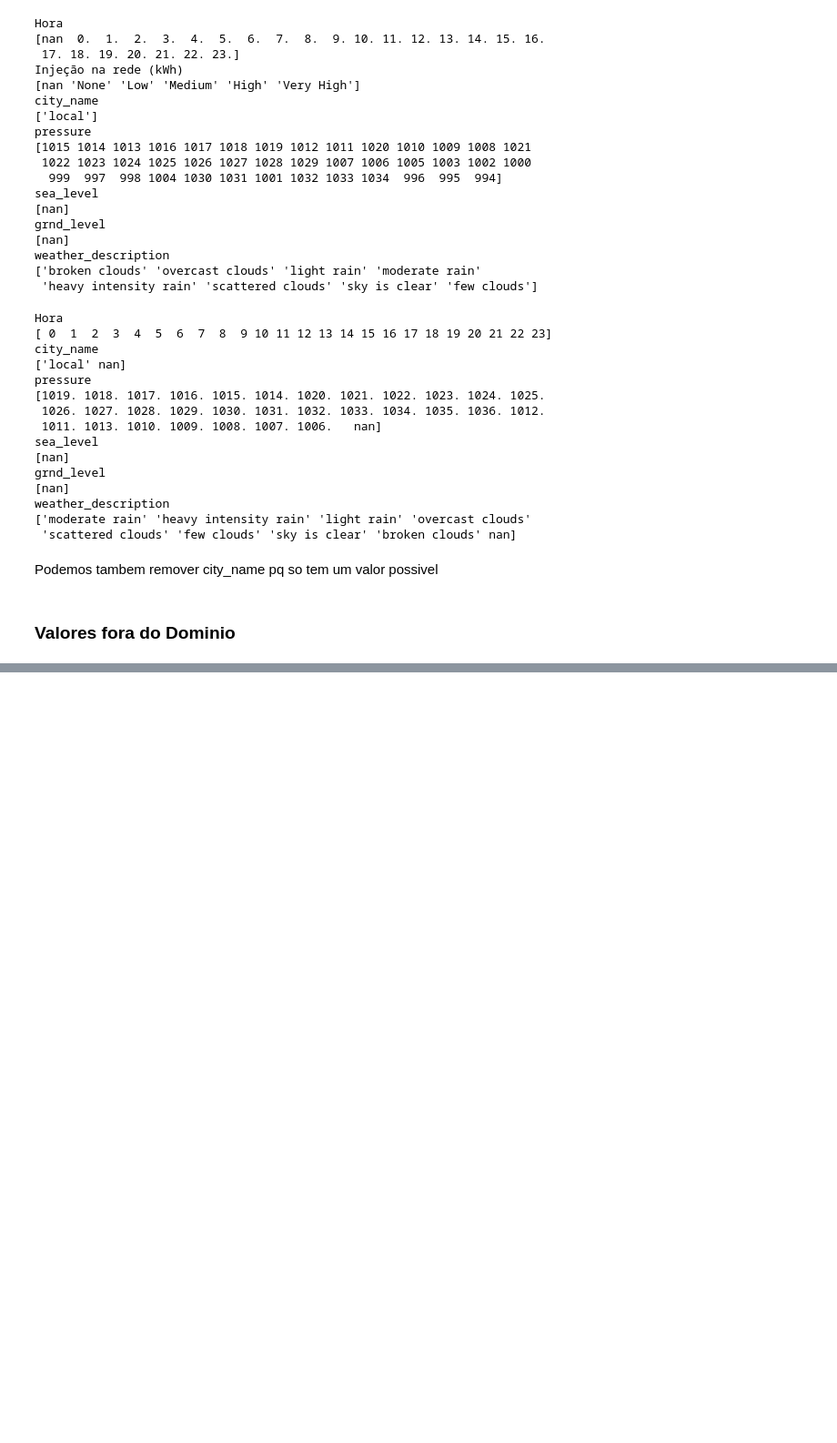
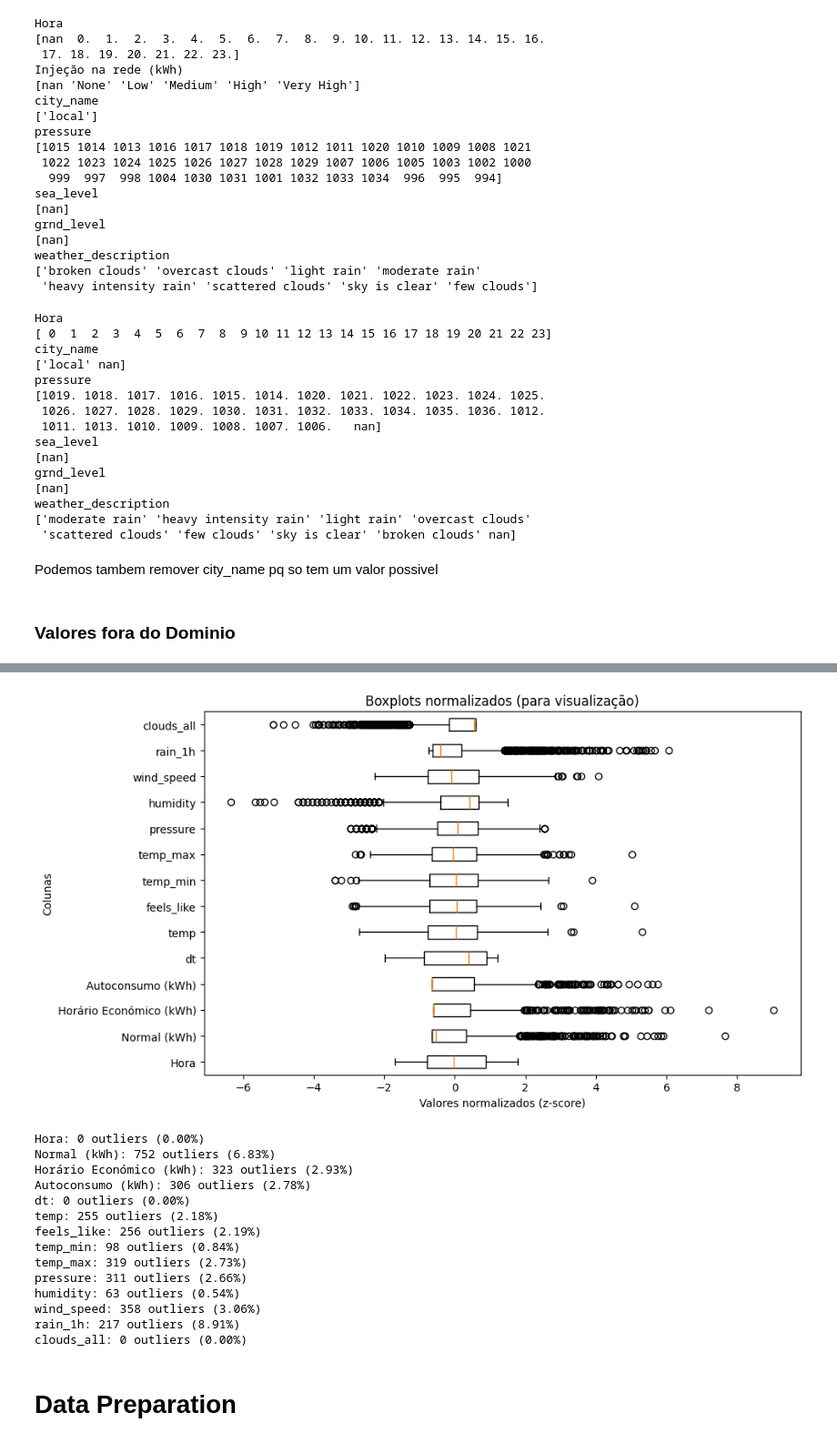
Before and after one commit to JoseRuiSilva/Sistemas_grupo3, a Jupyter notebook: data_understanding_preparation.ipynb, the cells around one changed output, grey strips where cells are left out. Shown at 91% size. Cells and saved outputs as stored; diff of their text form; code cells hidden in the pictures; blank space fills up the shorter version.

Commit message:
Data preparation finalizado

```diff
--- a/data_understanding_preparation.ipynb
+++ b/data_understanding_preparation.ipynb
@@ -280,3 +287,75 @@ def iqr(column):
     lower_bound = Q1 - 1.5 * IQR
     upper_bound = Q3 + 1.5 * IQR
     return lower_bound, upper_bound
+# %%
+import pandas as pd
+import matplotlib.pyplot as plt
+from sklearn.preprocessing import StandardScaler
+
+def iqr(column):
+    Q1 = column.quantile(0.25)
+    Q3 = column.quantile(0.75)
+    IQR = Q3 - Q1
+    lower_bound = Q1 - 1.5 * IQR
+    upper_bound = Q3 + 1.5 * IQR
+    return lower_bound, upper_bound
+
+def mostrar_outliers(df):
+    df_num = df.select_dtypes(include='number').copy()
+    df_num = df_num.loc[:, df_num.nunique() > 1].dropna(axis=1, how='all')
+    if df_num.empty:
+        print("Nenhuma coluna numérica válida.")
+        return
+
+    # Cálculo dos outliers no dado original
+    outlier_info = []
+    for col in df_num.columns:
+        col_data = df_num[col].dropna()
+        lower, upper = iqr(col_data)
+        outliers = col_data[(col_data < lower) | (col_data > upper)]
+        num_outliers = len(outliers)
+        total = len(col_data)
+        perc_outliers = (num_outliers / total) * 100
+        outlier_info.append((col, num_outliers, perc_outliers))
+
+    # Normalização apenas para o gráfico (z-score)
+    scaler = StandardScaler()
+    df_scaled = pd.DataFrame(
+        scaler.fit_transform(df_num.dropna()),
+        columns=df_num.columns
+    )
+
+    # Gráfico
+    plt.figure(figsize=(10, max(5, len(df_num.columns) * 0.4)))
+    plt.boxplot([df_scaled[c].dropna() for c in df_scaled.columns],
+                vert=False, labels=df_scaled.columns, showfliers=True)
+    plt.title('Boxplots normalizados (para visualização)')
+    plt.xlabel('Valores normalizados (z-score)')
+    plt.ylabel('Colunas')
+    plt.tight_layout()
+    plt.show()
+
+    # Estatísticas reais
+    for col, num_out, perc_out in outlier_info:
+        print(f"{col}: {num_out} outliers ({perc_out:.2f}%)")
+
+df = df_treino.copy()
+mostrar_outliers(df)
+# %% [output]
+[figure, added]
+Hora: 0 outliers (0.00%)
+Normal (kWh): 752 outliers (6.83%)
+Horário Económico (kWh): 323 outliers (2.93%)
+Autoconsumo (kWh): 306 outliers (2.78%)
+dt: 0 outliers (0.00%)
+temp: 255 outliers (2.18%)
+feels_like: 256 outliers (2.19%)
+temp_min: 98 outliers (0.84%)
+temp_max: 319 outliers (2.73%)
+pressure: 311 outliers (2.66%)
+humidity: 63 outliers (0.54%)
+wind_speed: 358 outliers (3.06%)
+rain_1h: 217 outliers (8.91%)
+clouds_all: 0 outliers (0.00%)
+# %% [markdown]
+# Data Preparation
```
Also changed, not shown: parts of 13 cells of this notebook, 4 other files.
